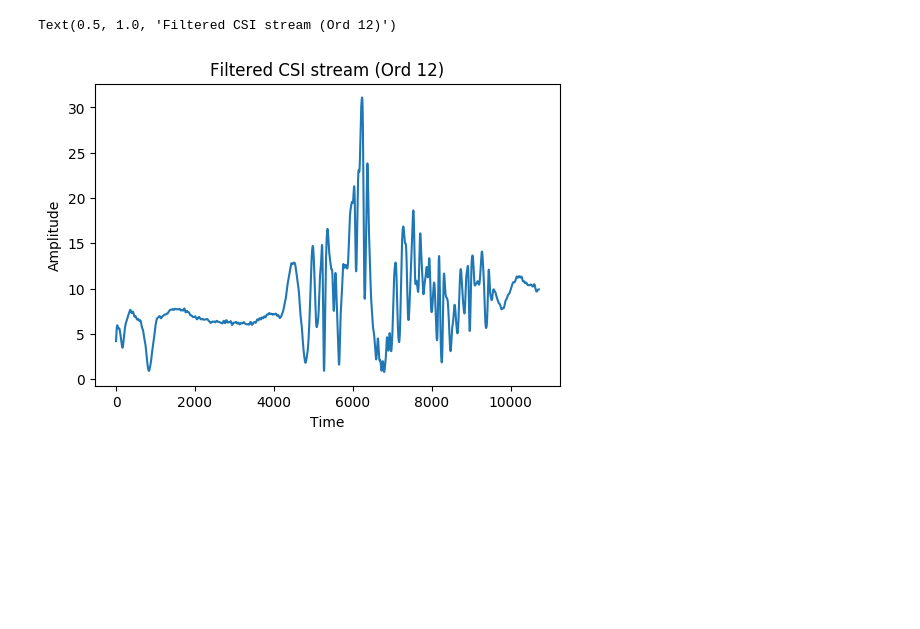
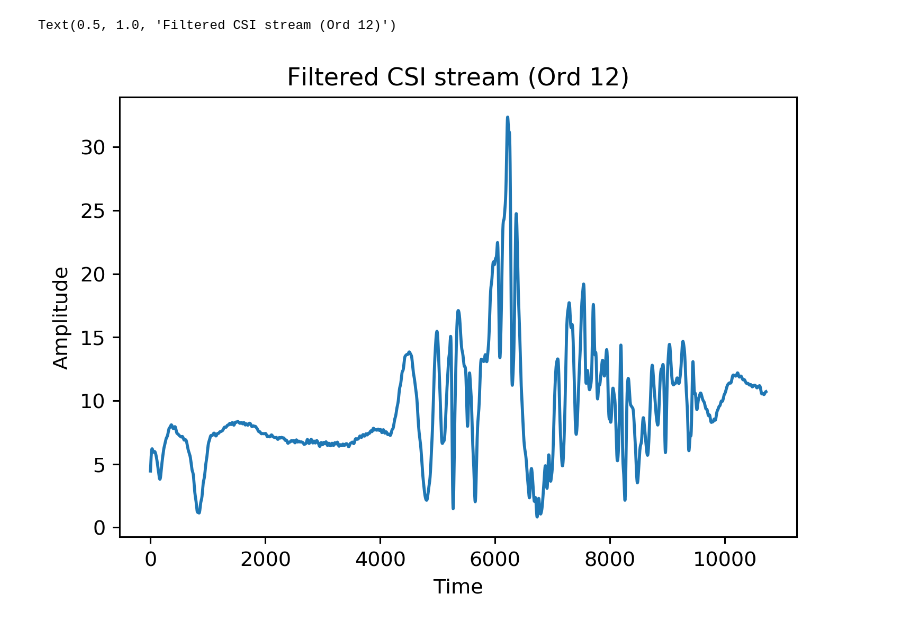
Before and after one commit to SohamPatel/WiFi_ID, a Jupyter notebook: Silence Removal.ipynb, the cells around one changed output. Cells and saved outputs as stored; diff of their text form; code cells hidden in the pictures; blank space fills up the shorter version.

```diff
--- a/Silence Removal.ipynb
+++ b/Silence Removal.ipynb
@@ -7,7 +7,7 @@ import numpy as np
 from scipy.signal import butter, lfilter, filtfilt, medfilt
 
 matlab_file = './Sushant_CSI/1m/backward_converted/log_2.mat'
-plt.rcParams['figure.dpi'] = 100
+plt.rcParams['figure.dpi'] = 275
 # %%
 # Load matlab file containing Amplitude domain CSI data
 
@@ -34,14 +34,14 @@ Text(0.5, 1.0, 'Raw CSI stream')
 # %%
 flt_ord = 12
-b, a = butter(flt_ord, 30/(fs/2), 'lowpass', analog=False)
+b, a = butter(flt_ord, 0.05, 'lowpass', analog=False)
 output = filtfilt(b, a, y_axis)
 plt.plot(output)
 plt.xlabel('Time')
 plt.ylabel('Amplitude')
 plt.title('Filtered CSI stream (Ord 12)')
 # %% [output]
 Text(0.5, 1.0, 'Filtered CSI stream (Ord 12)')
-[figure, old version]
+[figure, new version]
 # %%
 # flt_ord = 5
 # b, a = butter(flt_ord, 30/(fs/2), 'lowpass', analog=False)
```
Also changed, not shown: parts of 6 cells of this notebook, 3 other files.
